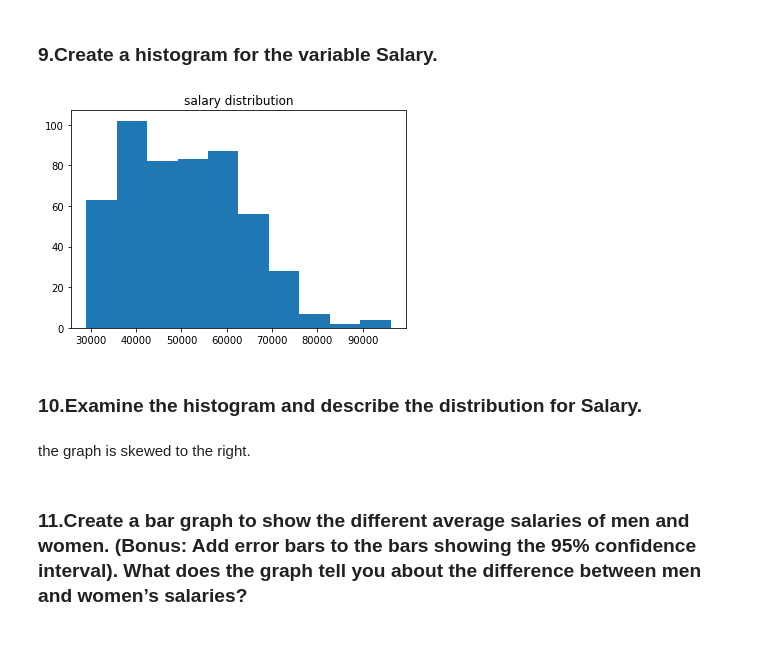
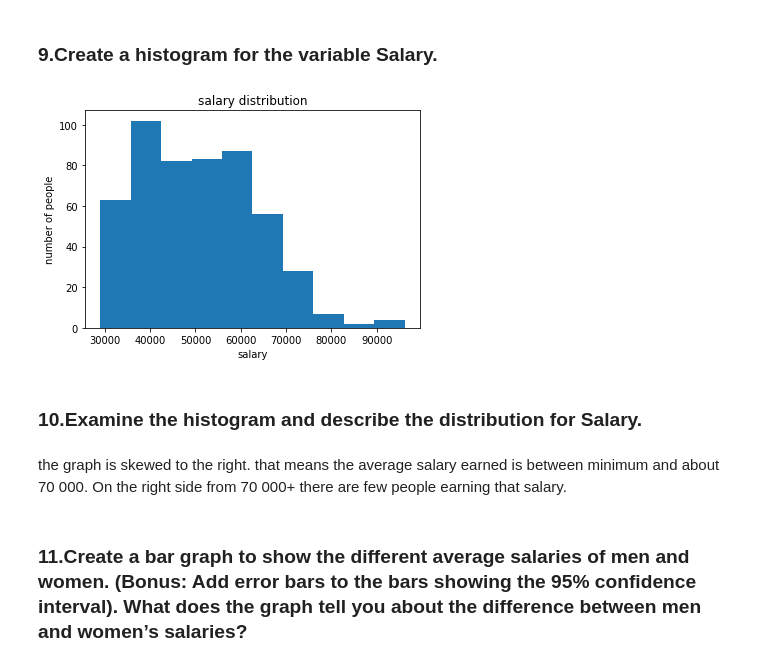
Before and after one commit to ntokozomfene/stats_thinking, a Jupyter notebook: stats_thinking.ipynb, the cells around one changed output. Saved outputs shown, nothing was run; the diff lists cells and outputs as text; code cells hidden in the pictures.

```diff
--- a/stats_thinking.ipynb
+++ b/stats_thinking.ipynb
@@ -123,12 +121,14 @@ men executives 192
 # %%
 plt.hist(df.salary)
 plt.title('salary distribution')
+plt.xlabel('salary')
+plt.ylabel('number of people')
 plt.show()
 # %% [output]
-[figure, old version]
+[figure, new version]
 # %% [markdown]
 ### 10.Examine the histogram and describe the distribution for Salary.
-# %% [markdown]
-the graph is skewed to the right.
+# %% [markdown]
+the graph is skewed to the right. that means the average salary earned is between minimum and about 70 000. On the right side from 70 000+ there are few people earning that salary.
 # %% [markdown]
 ### 11.Create a bar graph to show the different average salaries of men and women. (Bonus: Add error bars to the bars showing the 95% confidence interval). What does the graph tell you about the difference between men and women’s salaries?
```
Also changed, not shown: parts of 13 cells of this notebook.
